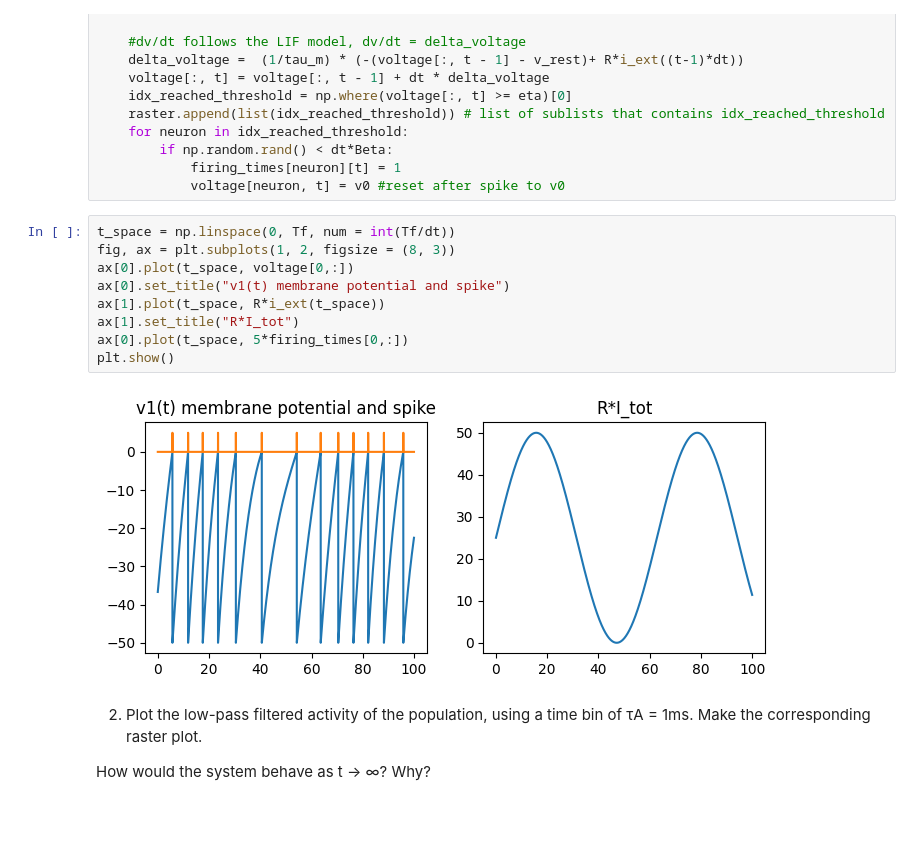
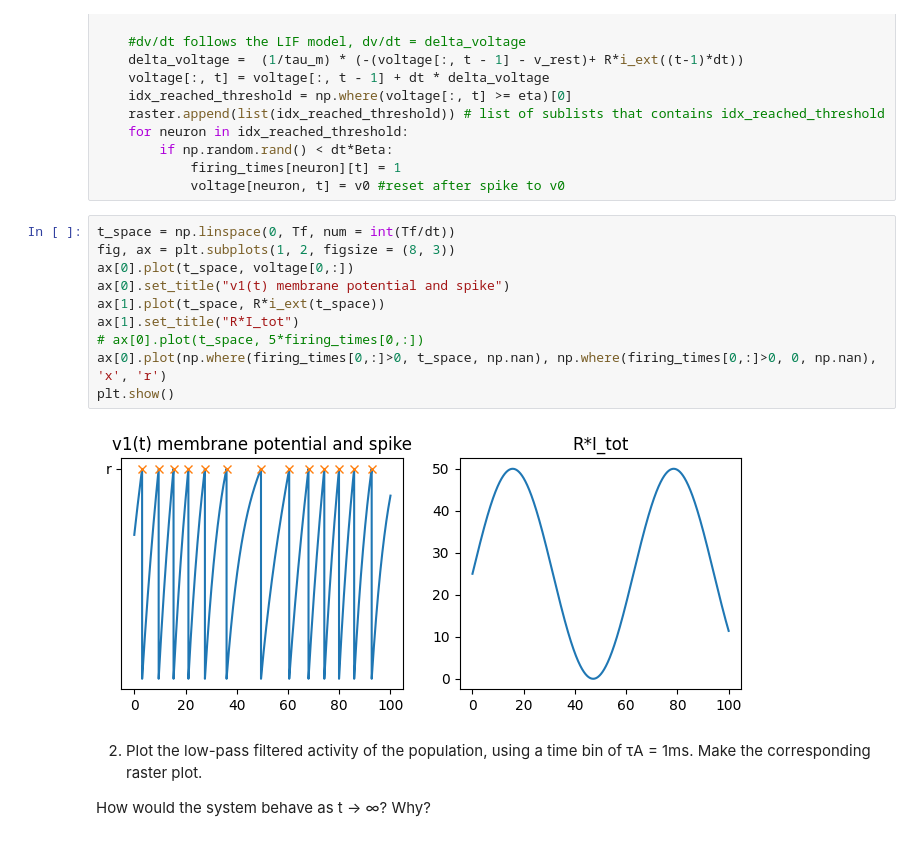
Before and after one commit to louisleger/neurodyn-MP2, a Jupyter notebook: MP2_take2.ipynb, the cells around one changed output. Cells and saved outputs as stored; diff of their text form.

Commit message:
added firing location on plot of ex.0

```diff
--- a/MP2_take2.ipynb
+++ b/MP2_take2.ipynb
@@ -51,14 +51,15 @@ for t in range(1, int(Tf/dt)):
 # %%
 t_space = np.linspace(0, Tf, num = int(Tf/dt))
 fig, ax = plt.subplots(1, 2, figsize = (8, 3))
 ax[0].plot(t_space, voltage[0,:])
 ax[0].set_title("v1(t) membrane potential and spike")
 ax[1].plot(t_space, R*i_ext(t_space))
 ax[1].set_title("R*I_tot")
-ax[0].plot(t_space, 5*firing_times[0,:])
+# ax[0].plot(t_space, 5*firing_times[0,:])
+ax[0].plot(np.where(firing_times[0,:]>0, t_space, np.nan), np.where(firing_times[0,:]>0, 0, np.nan), 'x', 'r')
 plt.show()
 # %% [output]
-[figure, old version]
+[figure, new version]
 # %% [markdown]
 2. Plot the low-pass filtered activity of the population, using a time bin of τA = 1ms. Make the corresponding raster plot.
 
```
